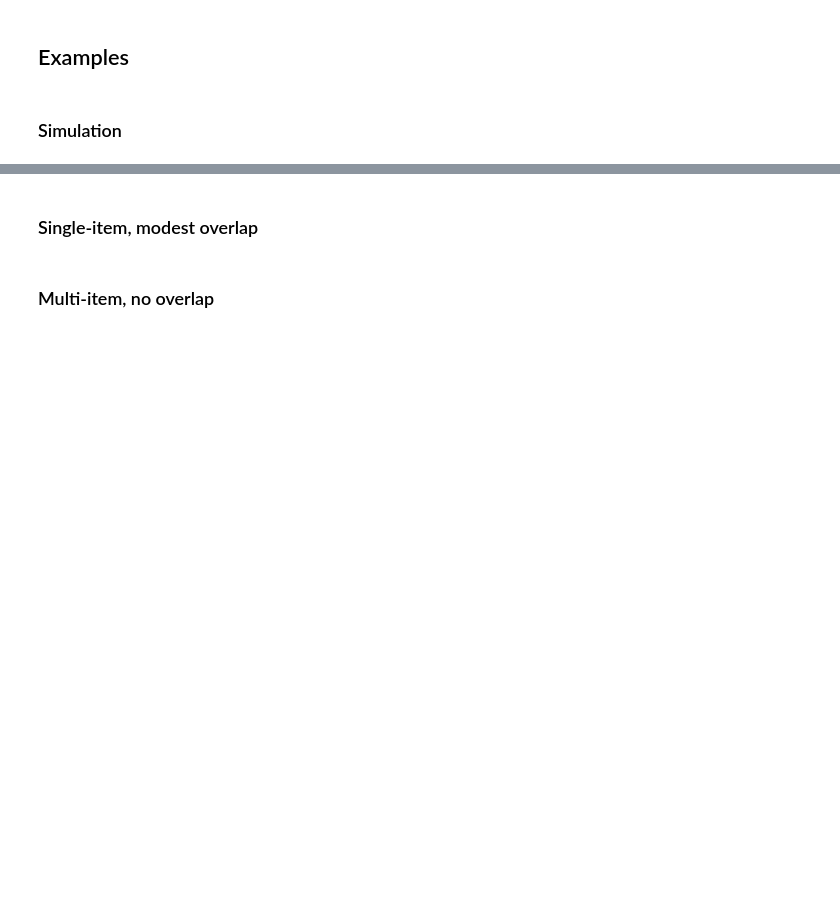
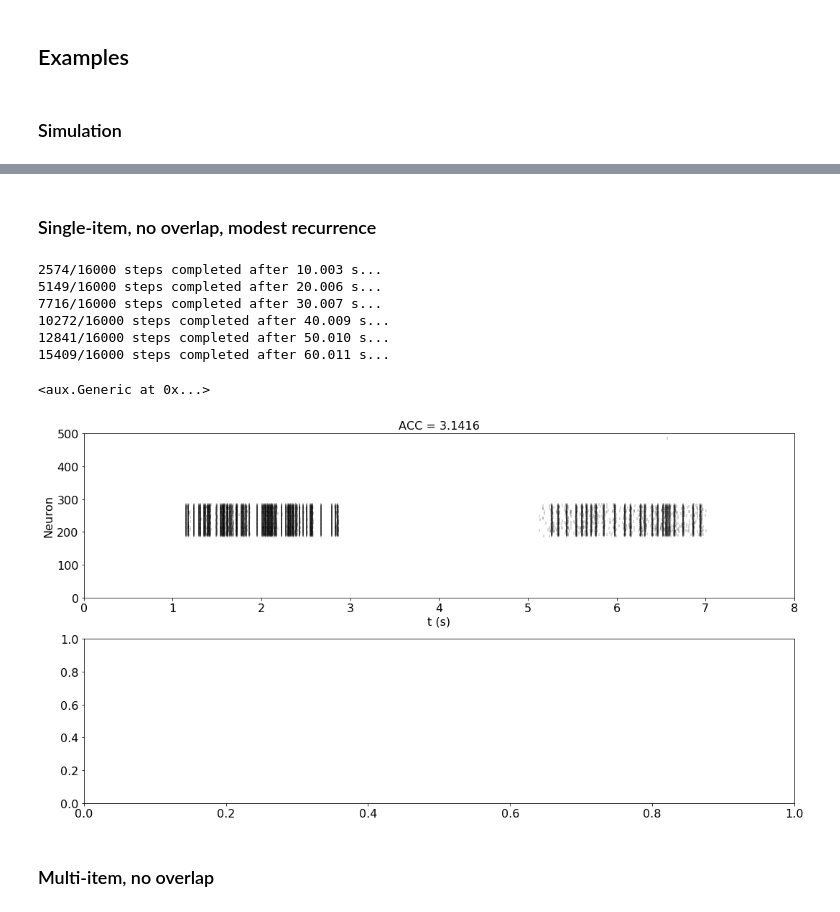
Before and after one commit to rkp8000/network_replay, a Jupyter notebook: 2_item_recall.ipynb, the cells around one changed output, grey strips where cells are left out. Saved outputs shown, nothing was run; the diff lists cells and outputs as text; code cells hidden in the pictures; blank space fills up the shorter version.

```diff
--- a/2_item_recall.ipynb
+++ b/2_item_recall.ipynb
@@ -453,3 +465,24 @@ def make_spks_up(ntwk, items, P):
+# %%
+def make_spks_up(ntwk, items, P):
+    """Create an input spike train to imprint and recall items."""
+
+    t = np.arange(0, P.T_END, P.DT)
+
+    spks_up = np.zeros((len(t), 4 + ntwk.n))
+
+    # item storage
+    mask_store = (P.T_STORE_0 <= t) & (t < P.T_STORE_1)
+
+    for i in items:
+        spks_up[mask_store, i] = \
+            np.random.poisson(P.DT * P.FR_STORE, size=mask_store.sum())
+
+    # recall
+    mask_recall = (P.T_RECALL_0 <= t) & (t < P.T_RECALL_1)
+    spks_up[mask_recall, 4:] = \
+        np.random.poisson(P.DT * P.FR_RECALL, size=(mask_recall.sum(), ntwk.n))
+
+    return spks_up
 # %% [markdown]
 ## Recall accuracy
 # %%
@@ -500,4 +551,13 @@ def xmpl(q_star, p_0, p_1, items):
+# %% [markdown]
+### Single-item, no overlap, modest recurrence
 # %%
-xmpl(q_star=0, p_0=0.1, p_1=0.2, items=[1])
+xmpl(q_star=0, p_0=0.04, p_1=0.2, items=[1], P=P)
+# %% [output]
+2574/16000 steps completed after 10.003 s...
+5149/16000 steps completed after 20.006 s...
+7716/16000 steps completed after 30.007 s...
+10272/16000 steps completed after 40.009 s...
+12841/16000 steps completed after 50.010 s...
+15409/16000 steps completed after 60.011 s...
+<aux.Generic at 0x...>
+[figure, added]
-# %% [markdown]
-### Single-item, modest overlap
```
Also changed, not shown: parts of 9 cells of this notebook.
